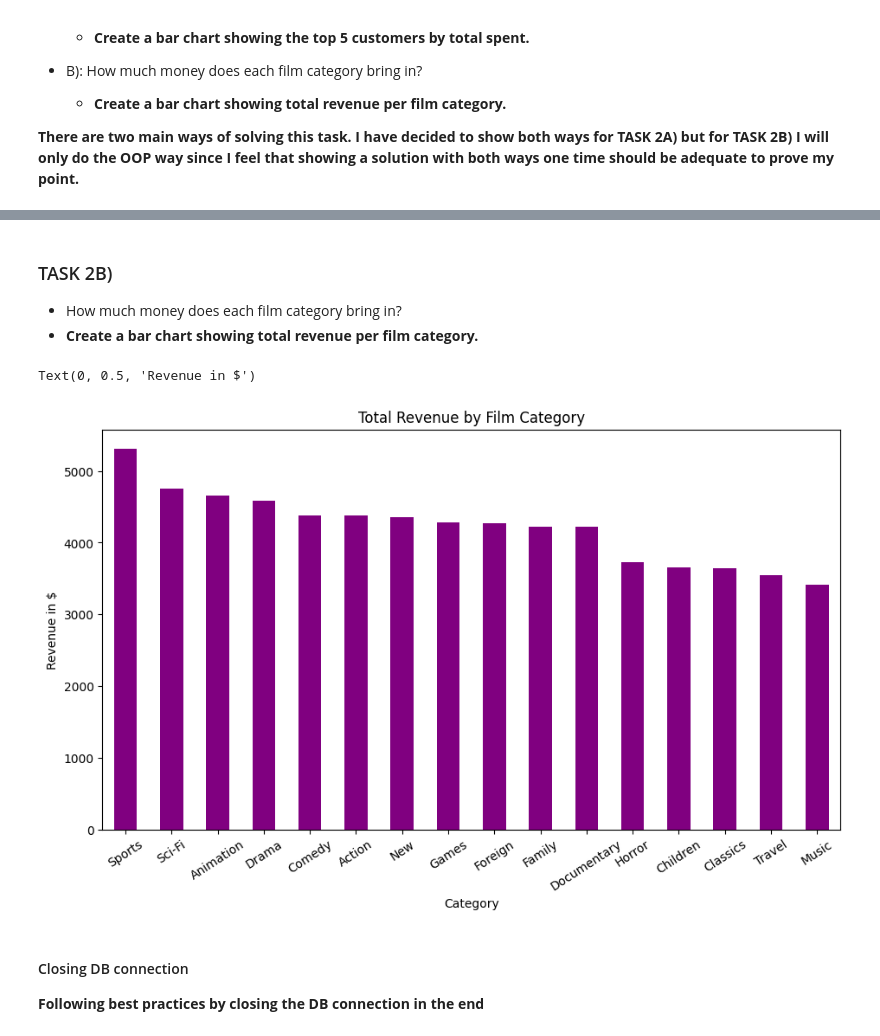
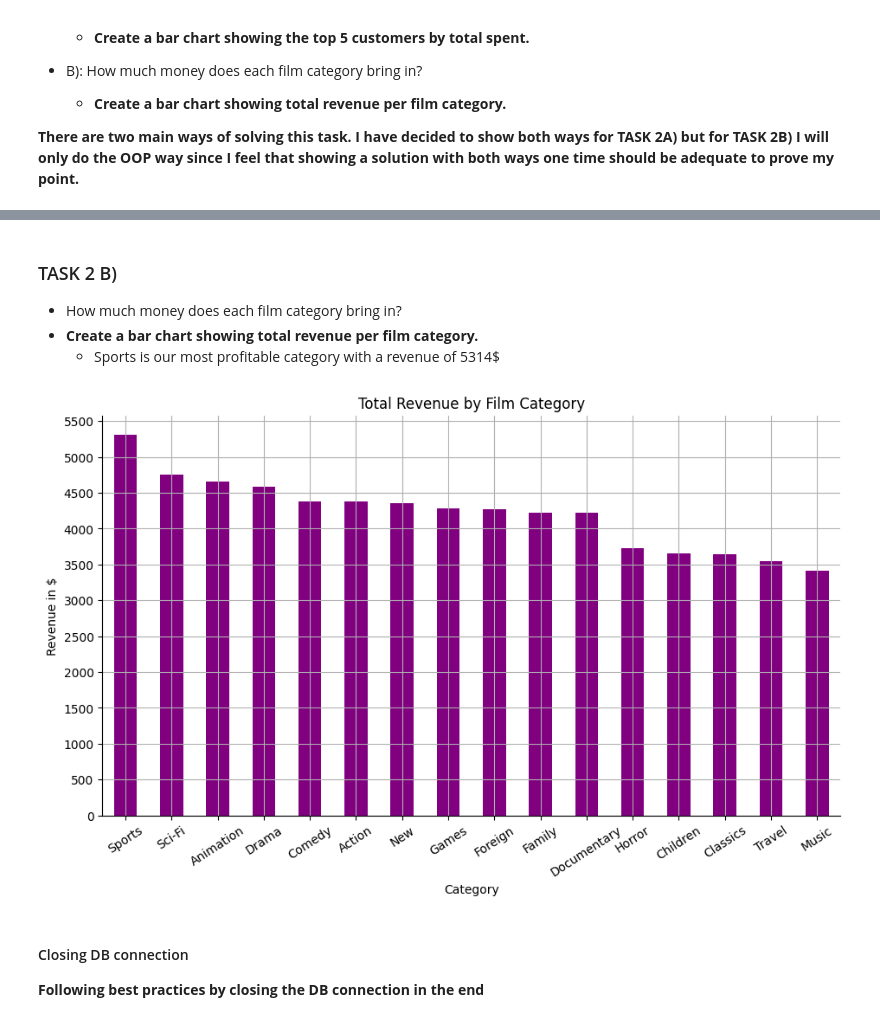
Before and after one commit to JohnnyHyytiainen/lab_sql_DE25_johnny_hyytiainen, a Jupyter notebook: notebooks/lab_sql_sakila_EDA.ipynb, the cells around one changed output, grey strips where cells are left out. Cells and saved outputs as stored; diff of their text form; code cells hidden in the pictures.

```diff
--- a/notebooks/lab_sql_sakila_EDA.ipynb
+++ b/notebooks/lab_sql_sakila_EDA.ipynb
@@ -701,7 +748,8 @@ plt.show()
 # %% [markdown]
-### TASK 2B)
+### TASK 2 B)
 - How much money does each film category bring in?
 - **Create a bar chart showing total revenue per film category.**
+    - Sports is our most profitable category with a revenue of 5314$
 # %%
 # Kod: Engelska
 # Kommentarer: Svenska
@@ -712,36 +760,38 @@ plt.show()
 df_revenue = con.sql("""
     SELECT
         c.name AS category,
         SUM(p.amount) AS revenue
     FROM staging.category c
     JOIN staging.film_category fc ON c.category_id = fc.category_id
     JOIN staging.film f ON fc.film_id = f.film_id
     JOIN staging.inventory i ON f.film_id = i.film_id
     JOIN staging.rental r ON i.inventory_id = r.inventory_id
     JOIN staging.payment p ON r.rental_id = p.rental_id
     GROUP BY category
     ORDER BY revenue DESC;
 """).df()
 
 
 
 # Skapa plotten direkt från min DF
 ax = df_revenue.plot(
     kind='bar',       # Stapeldiagram
     x='category',     # X axeln ska c.name alias category vara på
     y='revenue',      # Y axeln ska summan av totalen vara på
     color='purple',   # Färg på staplarna
     legend=False,     # Legend behövs ej
     rot=33,           # 33 graders lutning för läsbarhet
-    figsize=(11, 6)
+    figsize=(11, 6),
+    grid=True,
+    yticks=range(0, 6000, 500)
 )
 
 ax.set_title('Total Revenue by Film Category') # Top rubrik
 ax.set_xlabel('Category') # Rubrik för X axeln
 ax.set_ylabel('Revenue in $') # Rubrik för Y axeln
+ax.spines[['top', 'right']].set_visible(False)
 # %% [output]
-Text(0, 0.5, 'Revenue in $')
-[figure, old version]
+[figure, new version]
 # %% [markdown]
 #### Closing DB connection
 **Following best practices by closing the DB connection in the end**
```
Also changed, not shown: parts of 15 cells of this notebook.
